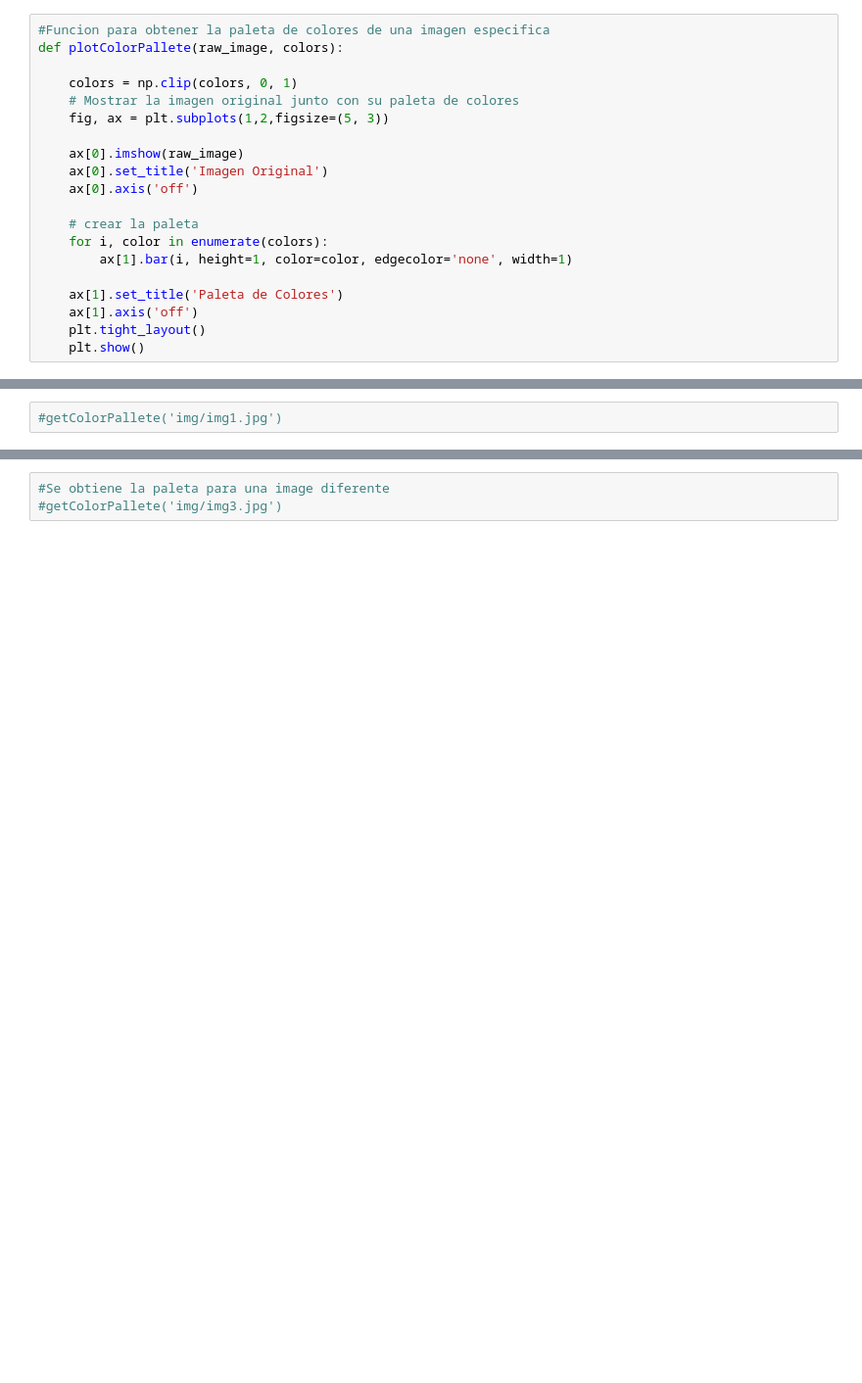
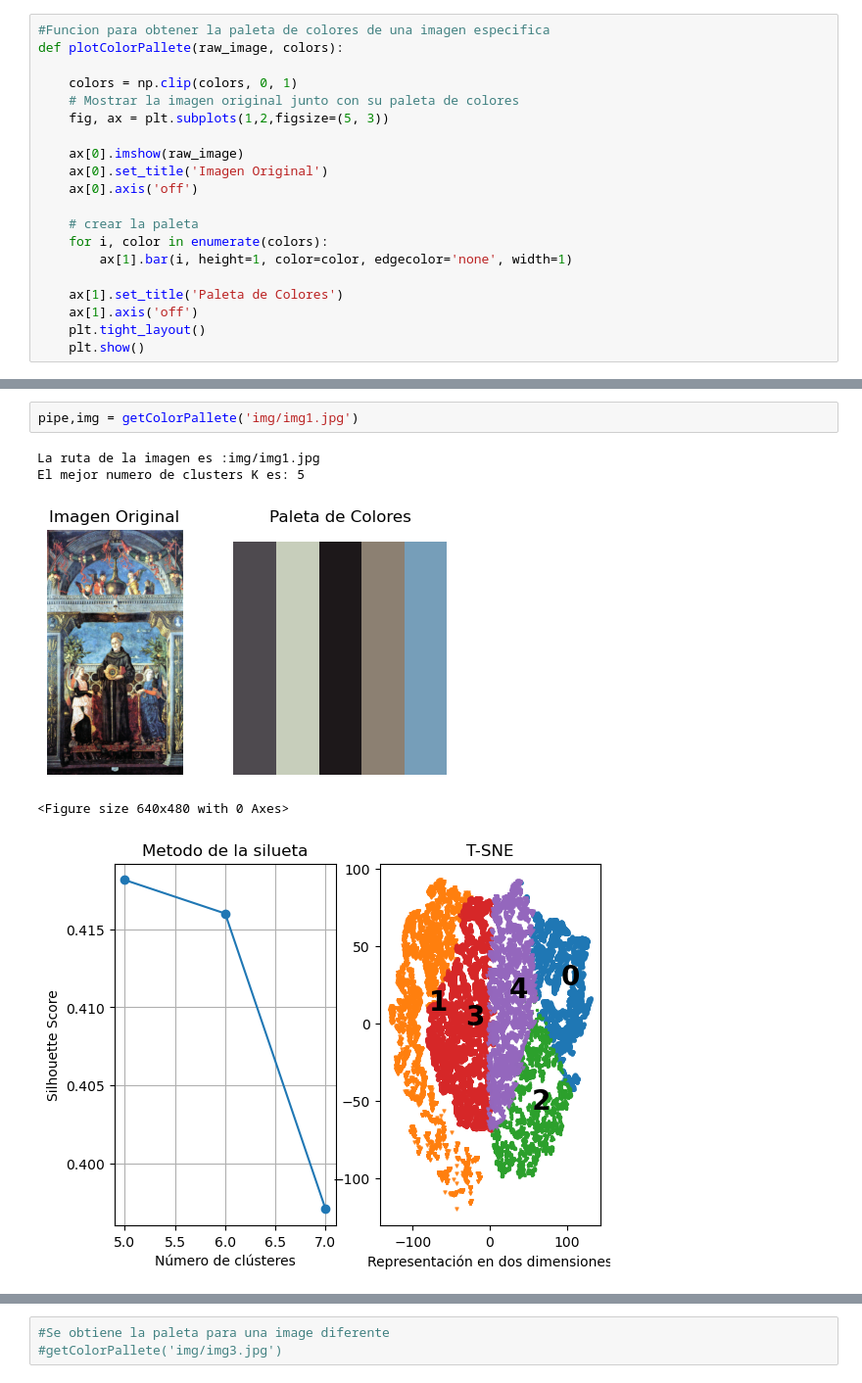
Before and after one commit to julianricom1/Color-Palette-Generation, a Jupyter notebook: Proyecto1_KMeans-Copy1.ipynb, the cells around one changed output, grey strips where cells are left out. Shown: that part at 98% size. Cells and saved outputs as stored; diff of their text form; blank space fills up the shorter version.

```diff
--- a/Proyecto1_KMeans-Copy1.ipynb
+++ b/Proyecto1_KMeans-Copy1.ipynb
@@ -148,5 +172,11 @@ def getColorPallete(img_path):
 # %%
-#getColorPallete('img/img1.jpg')
+pipe,img = getColorPallete('img/img1.jpg')
+# %% [output]
+La ruta de la imagen es :img/img1.jpg
+El mejor numero de clusters K es: 5
+[figure, added]
+<Figure size 640x480 with 0 Axes>
+[figure, added]
 # %%
 #Se obtiene la paleta para una image diferente
 pipe,img = getColorPallete('img/img2.jpg')
```
Also changed, not shown: parts of 7 cells of this notebook.
